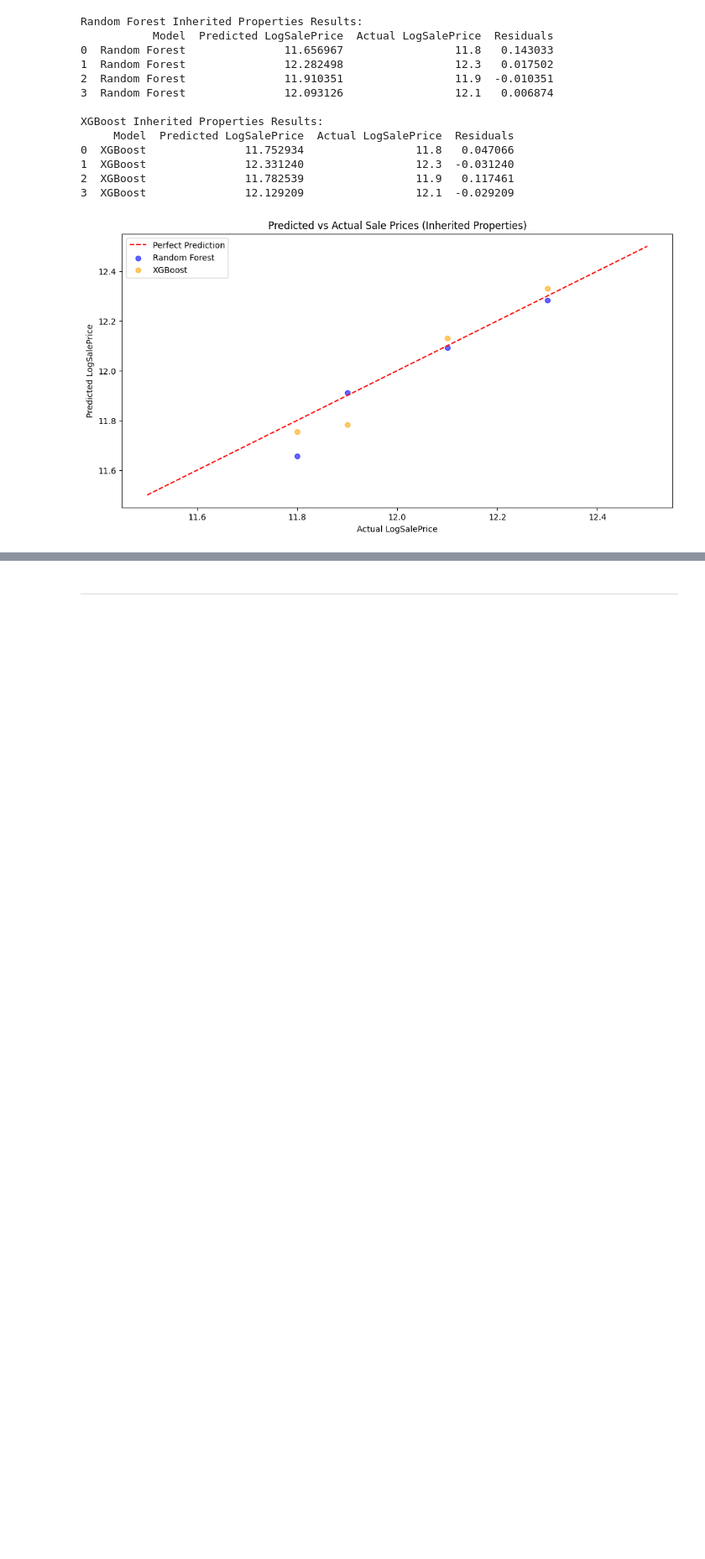
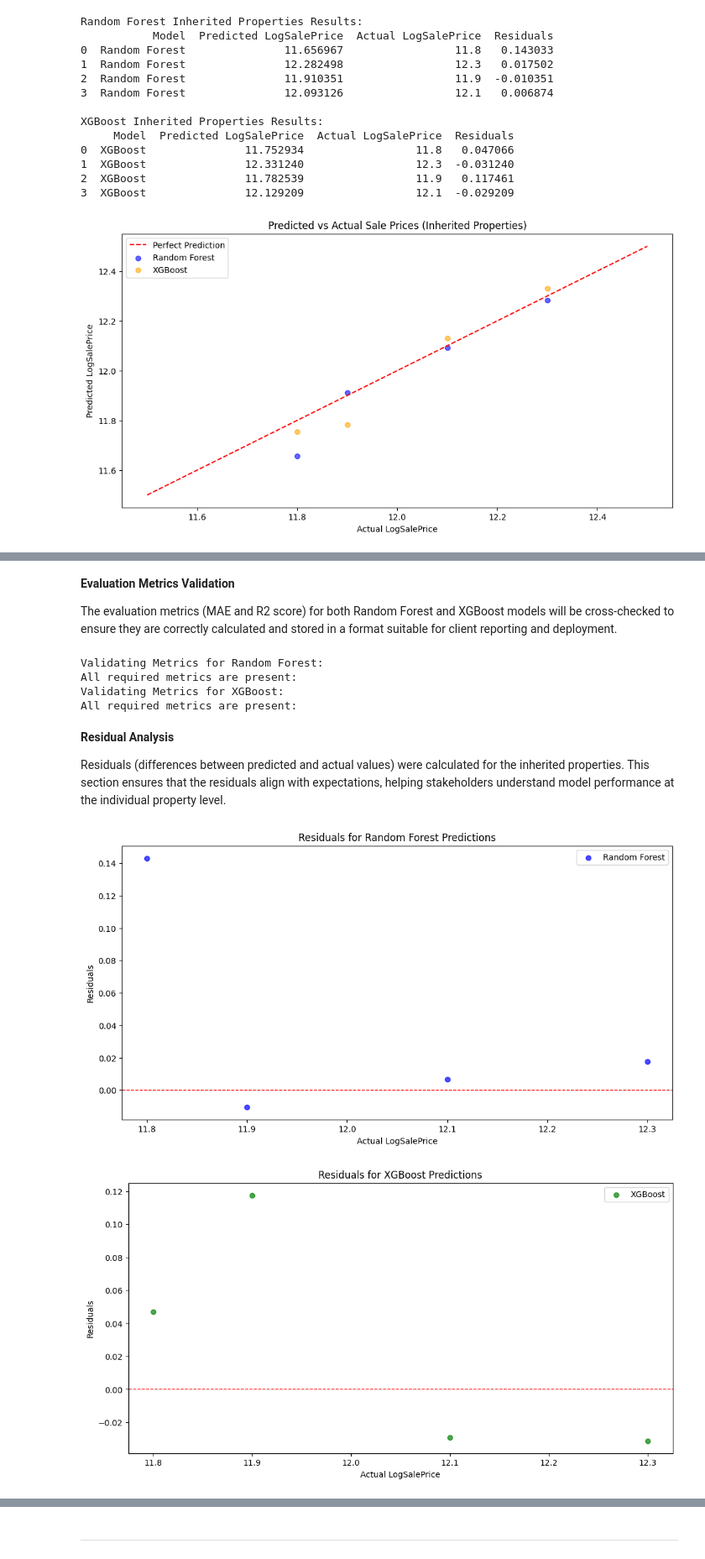
Before and after one commit to TonichaB/Predictive-Analytics-PP5, a Jupyter notebook: jupyter_notebooks/06_Final_Pipeline_and_Deployment_Preparation.ipynb, the cells around one changed output, grey strips where cells are left out. Shown: that part at 84% size. Saved outputs shown, nothing was run; the diff lists cells and outputs as text; code cells hidden in the pictures; blank space fills up the shorter version.

Commit message:
feat: Add output verification for predictions, evaluation metrics, and residual visualizationa.

```diff
--- a/jupyter_notebooks/06_Final_Pipeline_and_Deployment_Preparation.ipynb
+++ b/jupyter_notebooks/06_Final_Pipeline_and_Deployment_Preparation.ipynb
@@ -831,0 +860,77 @@ The validation results confirm that both Random Forest and XGBoost models are ef
+# %% [markdown]
+**Evaluation Metrics Validation**
+
+The evaluation metrics (MAE and R2 score) for both Random Forest and XGBoost models will be cross-checked to ensure they are correctly calculated and stored in a format suitable for client reporting and deployment.
+# %%
+# Verify evaluation metrics
+def validate_metrics(metrics_dict):
+    """
+    Validates evaluation metrics for completeness and correctness
+
+    Parameters:
+        metrics_dict: Dictionary containing model metrics (e.g., MAE, R2)
+
+    Returns:
+        None. Prints validation results.
+    """
+    required_metrics = ["MAE", "R2"]
+    for model_name, metrics in metrics_dict.items():
+        print(f"Validating Metrics for {model_name}:")
+        missing_metrics = [metric for metric in required_metrics if metric not in metrics]
+        if not missing_metrics:
+            print(f"All required metrics are present: {', '.join(missing_metrics)}")
+        else:
+            print(f"Missing Metrics: {', '.join(missing_metrics)}")
+
+# Metrics dictionary
+validation_metrics = {
+    "Random Forest": {"MAE": rf_inherited_mae, "R2": rf_inherited_r2},
+    "XGBoost": {"MAE": xgb_inherited_mae, "R2": xgb_inherited_r2},
+}
+
+# Validate Metrics
+validate_metrics(validation_metrics)
+# %% [output]
+Validating Metrics for Random Forest:
+All required metrics are present:
+Validating Metrics for XGBoost:
+All required metrics are present:
+# %% [markdown]
+**Residual Analysis**
+
+Residuals (differences between predicted and actual values) were calculated for the inherited properties. This section ensures that the residuals align with expectations, helping stakeholders understand model performance at the individual property level.
+# %%
+# Visualize residuals for Random Forest
+plt.figure(figsize=(12, 6))
+plt.scatter(
+    rf_inherited_results["Actual LogSalePrice"],
+    rf_inherited_results["Residuals"],
+    alpha=0.7,
+    label="Random Forest",
+    color="blue"
+)
+plt.axhline(0, color="red", linestyle="--", linewidth=1)
+plt.title("Residuals for Random Forest Predictions")
+plt.xlabel("Actual LogSalePrice")
+plt.ylabel("Residuals")
+plt.legend()
+plt.show()
+
+# Visualize residuals for XGBoost
+plt.figure(figsize=(12, 6))
+plt.scatter(
+    xgb_inherited_results["Actual LogSalePrice"],
+    xgb_inherited_results["Residuals"],
+    alpha=0.7,
+    label="XGBoost",
+    color="green"
+)
+plt.axhline(0, color="red", linestyle="--", linewidth=1)
+plt.title("Residuals for XGBoost Predictions")
+plt.xlabel("Actual LogSalePrice")
+plt.ylabel("Residuals")
+plt.legend()
+plt.show()
+# %% [output]
+[figure, added]
+[figure, added]
```
Also changed, not shown: parts of 6 cells of this notebook.
